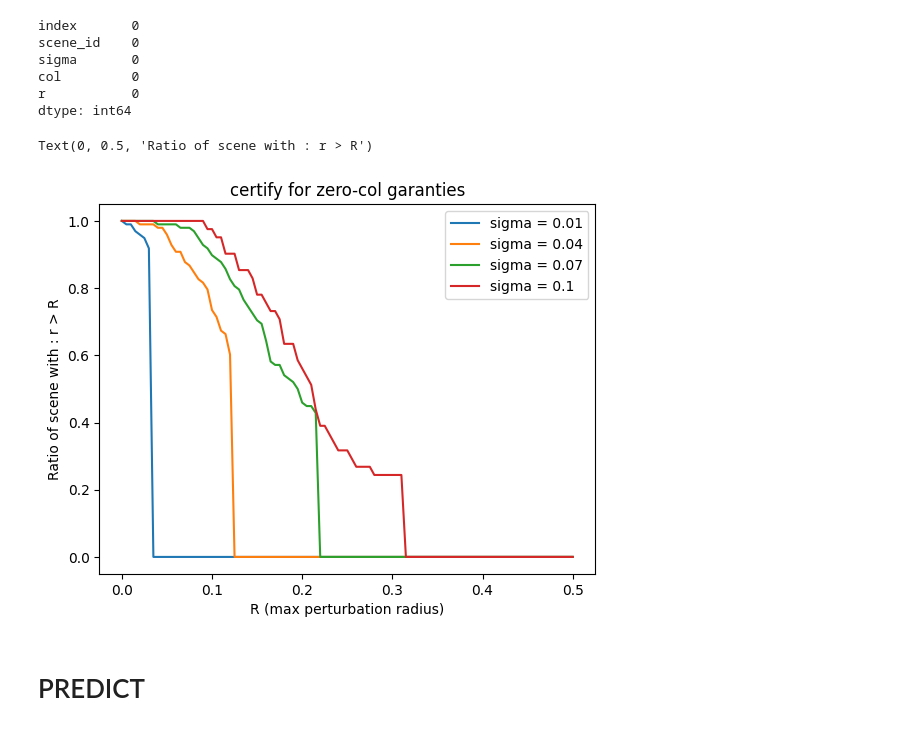
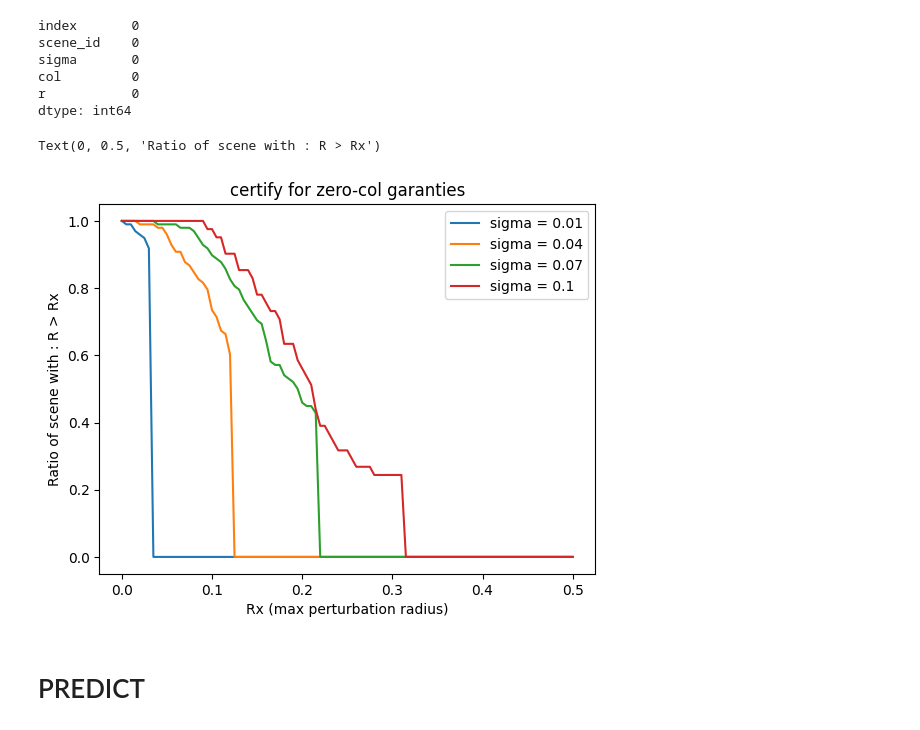
Before and after one commit to TicaGit/s_aware_prediction_VITA, a Jupyter notebook: analyse/zero_col_certif_25_03/my_analyze.ipynb, the cells around one changed output. Saved outputs shown, nothing was run; the diff lists cells and outputs as text; code cells hidden in the pictures.

```diff
--- a/analyse/zero_col_certif_25_03/my_analyze.ipynb
+++ b/analyse/zero_col_certif_25_03/my_analyze.ipynb
@@ -46,21 +46,21 @@ dtype: int64
 # %%
 max_radius = 0.5
 radius_step = 0.005
 radii = np.arange(0, max_radius + radius_step, radius_step)
 
 sigmas = df["sigma"].unique()
 
 for sig in sigmas:
     val = np.array([at_radius(df[df["sigma"] == sig], radius) for radius in radii])
     plt.plot(radii, val, label = f"sigma = {sig}")
 
 
 plt.title("certify for zero-col garanties")
 plt.legend()
-plt.xlabel("R (max perturbation radius)")
-plt.ylabel("Ratio of scene with : r > R")
+plt.xlabel("Rx (max perturbation radius)")
+plt.ylabel("Ratio of scene with : R > Rx")
 # %% [output]
-Text(0, 0.5, 'Ratio of scene with : r > R')
+Text(0, 0.5, 'Ratio of scene with : R > Rx')
-[figure, old version]
+[figure, new version]
 # %% [markdown]
 # PREDICT
```
Also changed, not shown: 18 other files.
